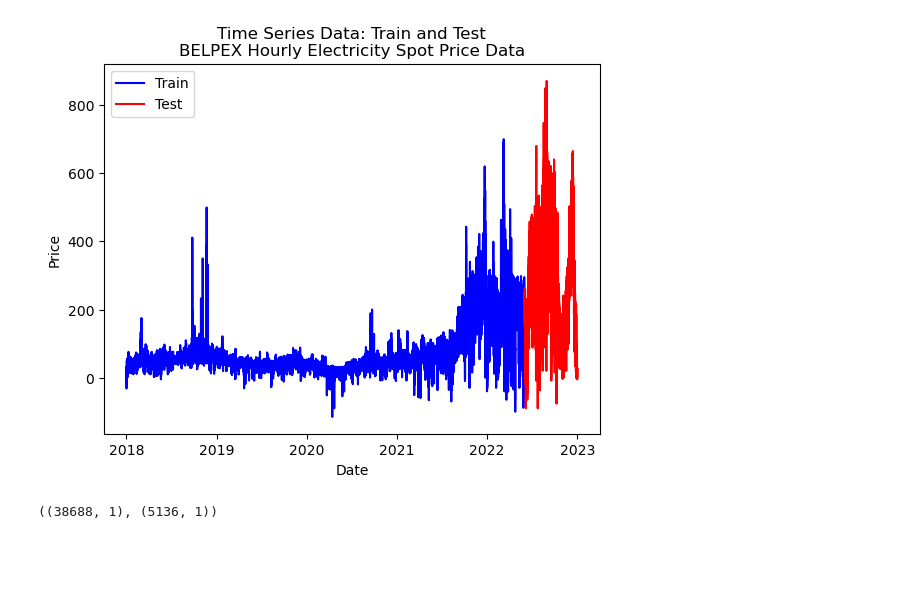
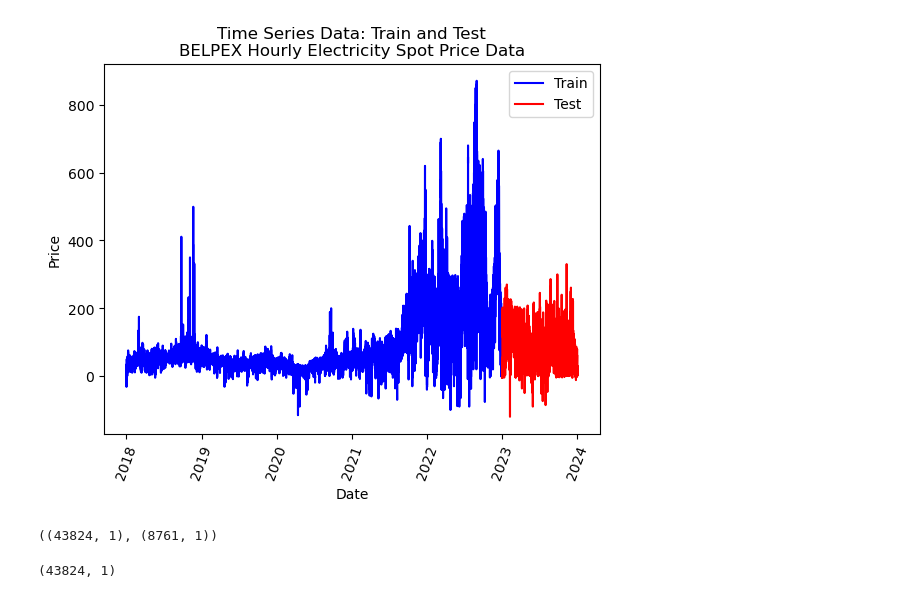
Before and after one commit to Nomercyme/DL-EPF, a Jupyter notebook: TensorFlow_LSTM.ipynb, the cells around one changed output. Cells and saved outputs as stored; diff of their text form; code cells hidden in the pictures; blank space fills up the shorter version.

```diff
--- a/TensorFlow_LSTM.ipynb
+++ b/TensorFlow_LSTM.ipynb
@@ -7,11 +7,16 @@ from tensorflow.keras.models import Sequential
 from sklearn.preprocessing import MinMaxScaler
 import matplotlib.pyplot as plt
 from scipy import stats
+from sklearn.metrics import mean_absolute_error
 
 pd.options.mode.chained_assignment = None
 tf.random.set_seed(0)
 
+from statsforecast import StatsForecast
+from statsforecast.models import SeasonalNaive
+
 # download the data
 df = pd.read_csv("Datasets/Dataframes_one_ex_var/ModelBenchmark_dataframe.csv")
+df = pd.read_csv("Datasets/full.csv")
 df.head(), df.shape
 # %% [output]
@@ -25,23 +30,24 @@ df.head(), df.shape
 # %%
 df["Date"] = pd.to_datetime(df["Date"])
 
-train_df = df[df['Date'] < '2022-06-01']
-test_df = df[(df['Date'] >= '2022-06-01') & (df['Date'] <= '2022-12-31 23:00:00')]
+train_df = df[df['Date'] < '2023-01-01']
+test_df = df[df['Date'] >= '2023-01-01 00:00:00']
 
 
 # Plot train dataset in blue
 plt.plot(train_df["Date"], train_df["Price"], color='blue', label='Train')
 
 # Plot test dataset in red
 plt.plot(test_df["Date"], test_df["Price"], color='red', label='Test')
 
 plt.xlabel('Date')
+plt.xticks(rotation=70)
 plt.ylabel('Price')
 plt.legend()
 plt.title('Time Series Data: Train and Test\nBELPEX Hourly Electricity Spot Price Data')
 plt.show()
 # %% [output]
-[figure, old version]
+[figure, new version]
 # %%
 train_df.set_index("Date", inplace=True)
 test_df.set_index("Date", inplace=True)
@@ -52,6 +59,6 @@ train_data = train_df.values.reshape(-1, 1)
 test_data = test_df.values.reshape(-1, 1)
 train_data.shape, test_data.shape
 # %% [output]
-((38688, 1), (5136, 1))
+((43824, 1), (8761, 1))
 # %%
 from sklearn.preprocessing import PowerTransformer
@@ -68 +80,5 @@ test_data_scaled = scaler.transform(test_data)
+# %%
+train_data_scaled.shape
+# %% [output]
+(43824, 1)
 # %%
```
Also changed, not shown: parts of 28 cells of this notebook, 21 other files.
